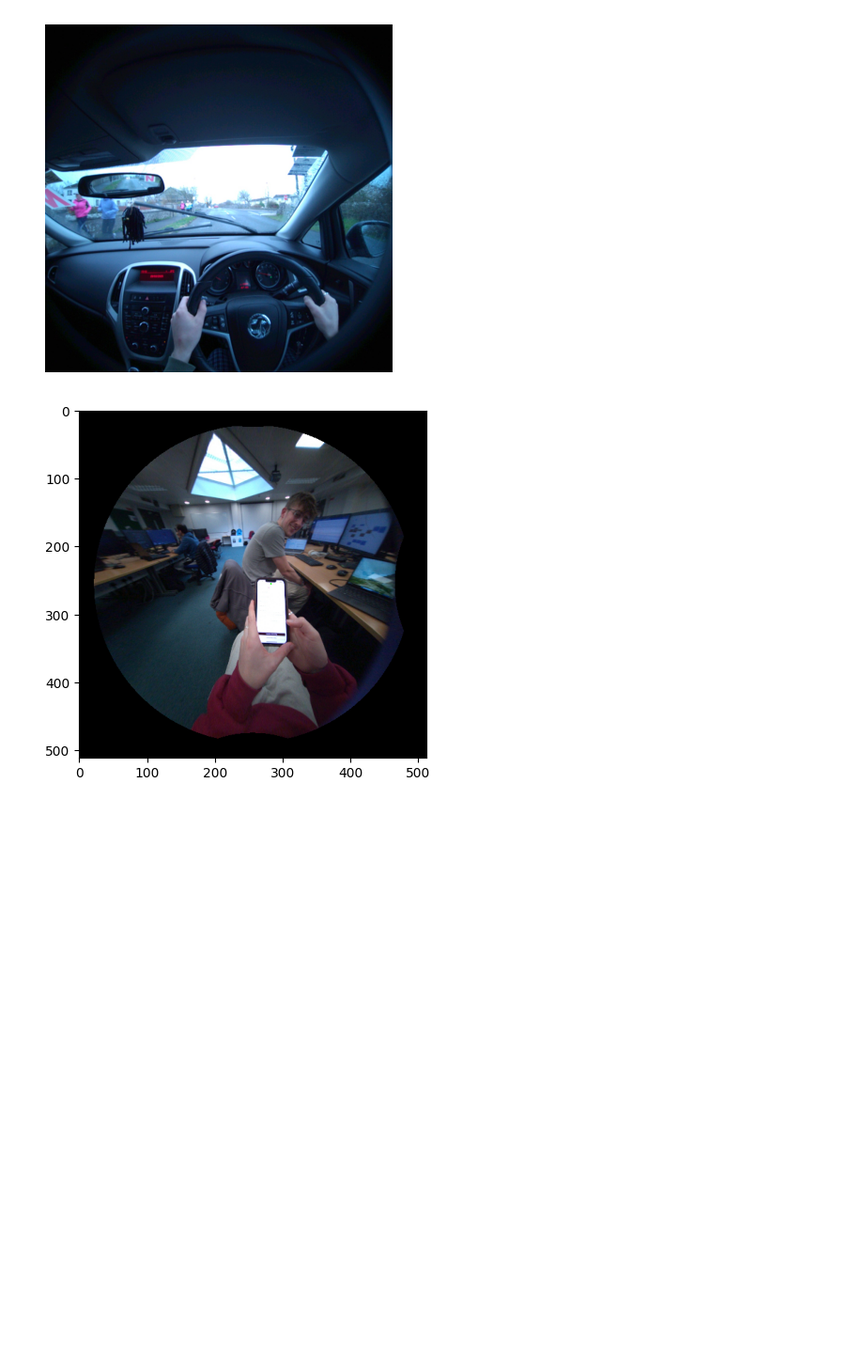
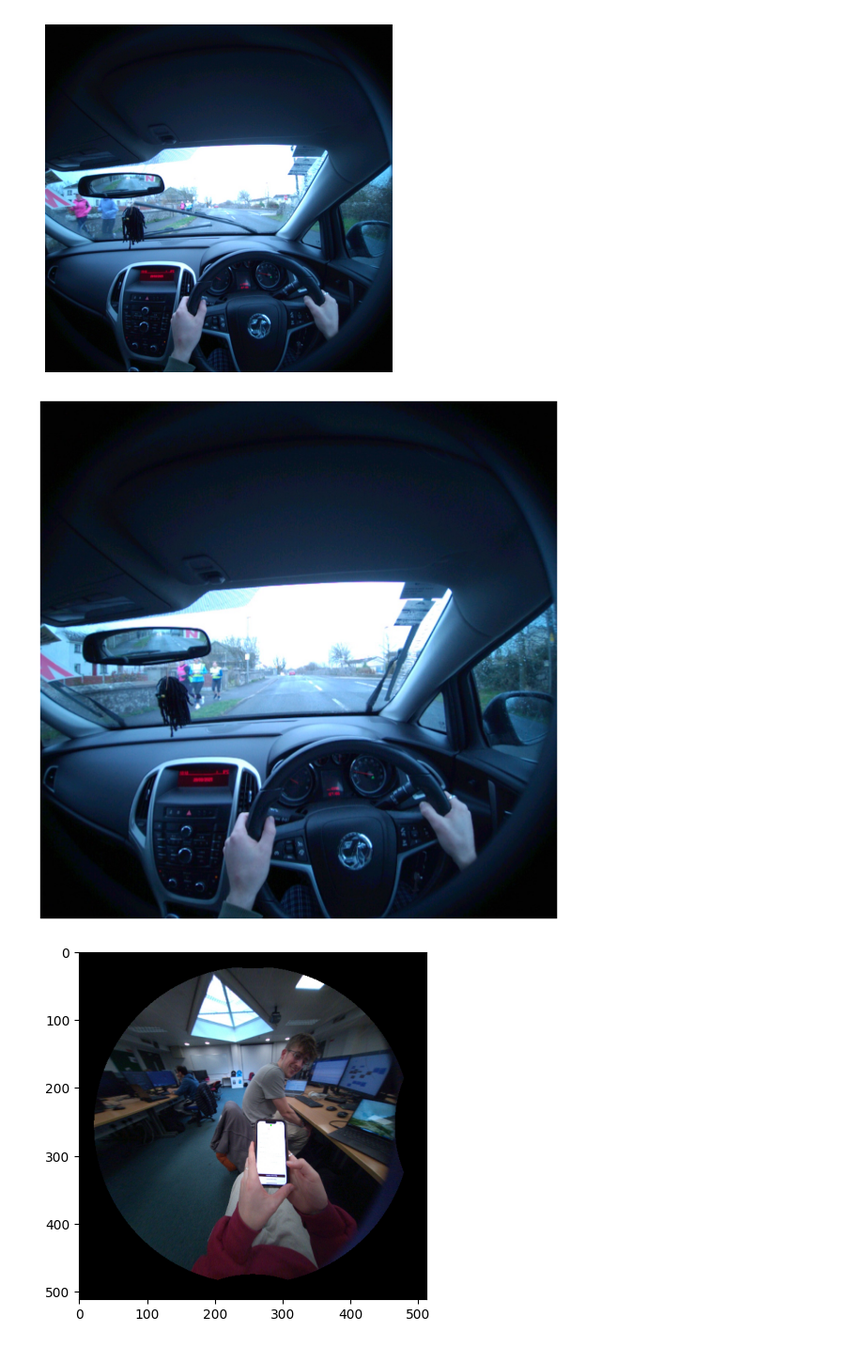
Before and after one commit to MichaelRice1/EgoDrive, a Jupyter notebook: notebooks_and_scripts/testing.ipynb, the cells around one changed output. Shown at 94% size. Cells and saved outputs as stored; diff of their text form; code cells hidden in the pictures; blank space fills up the shorter version.

```diff
--- a/notebooks_and_scripts/testing.ipynb
+++ b/notebooks_and_scripts/testing.ipynb
@@ -38,5 +30,13 @@ plt.show()
 # %% [output]
 [figure]
+# %%
+sample = frames[259]
+plt.figure(figsize=(15,15))  # Set figure size (width=8 inches, height=6 inches)
+plt.imshow(sample)
+plt.axis("off")  # Hide axes
+plt.show()
+# %% [output]
+[figure, added]
 # %%
 gaze_cpf = mps.read_eyegaze('C:/Users/athen/Desktop/Github/MastersThesis/sampledata/sample3/mps_Driving_Profile_Test_vrs/eye_gaze/general_eye_gaze.csv')
 handwrist_points  = mps.hand_tracking.read_wrist_and_palm_poses('C:/Users/athen/Desktop/Github/MastersThesis/sampledata/sample3/mps_Driving_Profile_Test_vrs/hand_tracking/wrist_and_palm_poses.csv')
```
Also changed, not shown: parts of 1 cell of this notebook, 2 other files.
